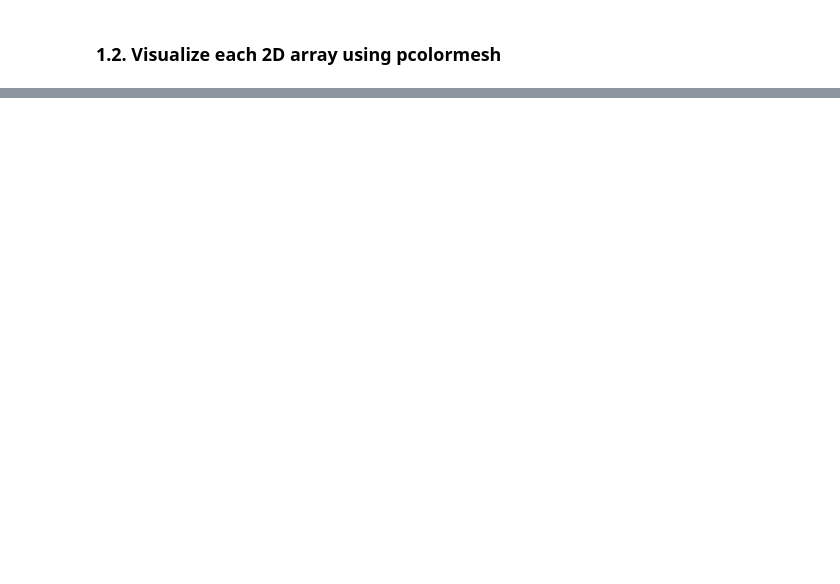
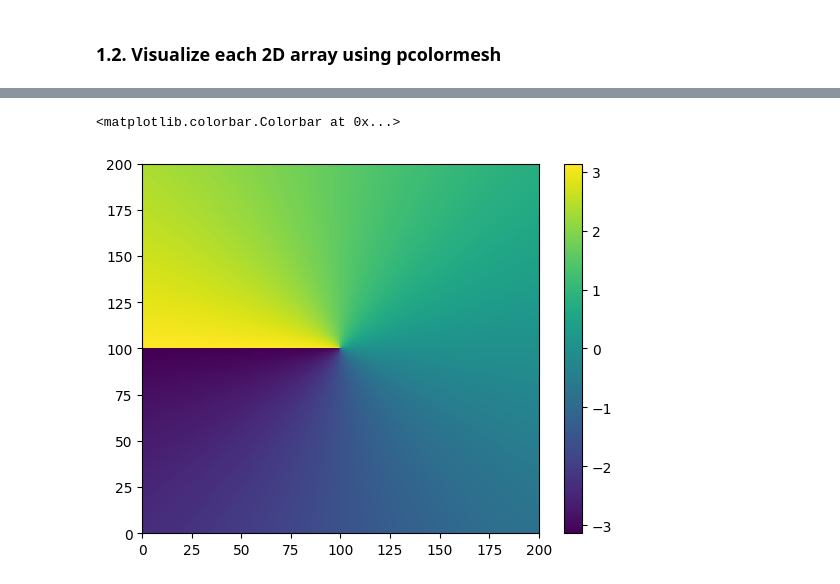
Before and after one commit to AidanJanney/Earth-Science-Data-Fundamentals, a Jupyter notebook: Assignment - Numpy and Matplotlib/notebook.ipynb, the cells around one changed output, grey strips where cells are left out. Saved outputs shown, nothing was run; the diff lists cells and outputs as text; code cells hidden in the pictures; blank space fills up the shorter version.

```diff
--- a/Assignment - Numpy and Matplotlib/notebook.ipynb
+++ b/Assignment - Numpy and Matplotlib/notebook.ipynb
@@ -37,0 +37,6 @@ plt.pcolormesh(yy)
+# %%
+mesh_phiphi = plt.pcolormesh(phiphi)
+plt.colorbar(mesh_phiphi)
+# %% [output]
+<matplotlib.colorbar.Colorbar at 0x...>
+[figure, added]
```
Also changed, not shown: parts of 8 cells of this notebook.
